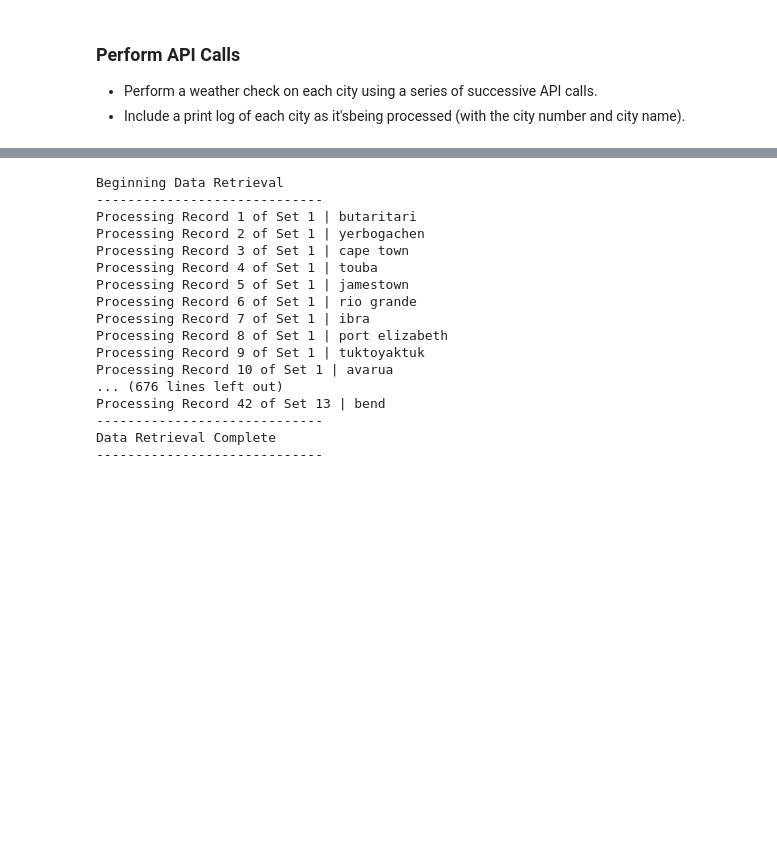
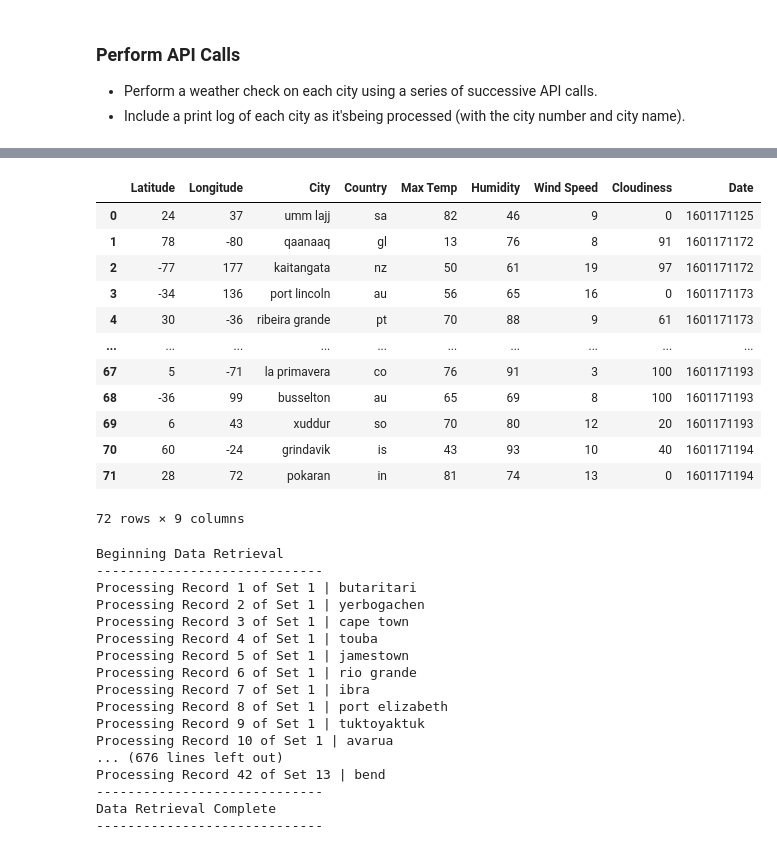
Before and after one commit to meielerol/API-challenge, a Jupyter notebook: WeatherPy.ipynb, the cells around one changed output, grey strips where cells are left out. Cells and saved outputs as stored; diff of their text form; code cells hidden in the pictures; blank space fills up the shorter version.

```diff
--- a/WeatherPy.ipynb
+++ b/WeatherPy.ipynb
@@ -113,3 +175,21 @@ len(cities_df)
+# %%
+#clean data to remove cities that have missing data & reset index
+citiesClean_df = cities_df.dropna().reset_index(drop=True)
+citiesClean_df
+# %% [output]
+|  | Latitude | Longitude | City | Country | Max Temp | Humidity | Wind Speed | Cloudiness | Date |
+| 0 | 24 | 37 | umm lajj | sa | 82 | 46 | 9 | 0 | 1601171125 |
+| 1 | 78 | -80 | qaanaaq | gl | 13 | 76 | 8 | 91 | 1601171172 |
+| 2 | -77 | 177 | kaitangata | nz | 50 | 61 | 19 | 97 | 1601171172 |
+| 3 | -34 | 136 | port lincoln | au | 56 | 65 | 16 | 0 | 1601171173 |
+| 4 | 30 | -36 | ribeira grande | pt | 70 | 88 | 9 | 61 | 1601171173 |
+| ... | ... | ... | ... | ... | ... | ... | ... | ... | ... |
+| 67 | 5 | -71 | la primavera | co | 76 | 91 | 3 | 100 | 1601171193 |
+| 68 | -36 | 99 | busselton | au | 65 | 69 | 8 | 100 | 1601171193 |
+| 69 | 6 | 43 | xuddur | so | 70 | 80 | 12 | 20 | 1601171193 |
+| 70 | 60 | -24 | grindavik | is | 43 | 93 | 10 | 40 | 1601171194 |
+| 71 | 28 | 72 | pokaran | in | 81 | 74 | 13 | 0 | 1601171194 |
+72 rows × 9 columns
 # %%
 #example
 # %% [output]
```
Also changed, not shown: parts of 7 cells of this notebook.
